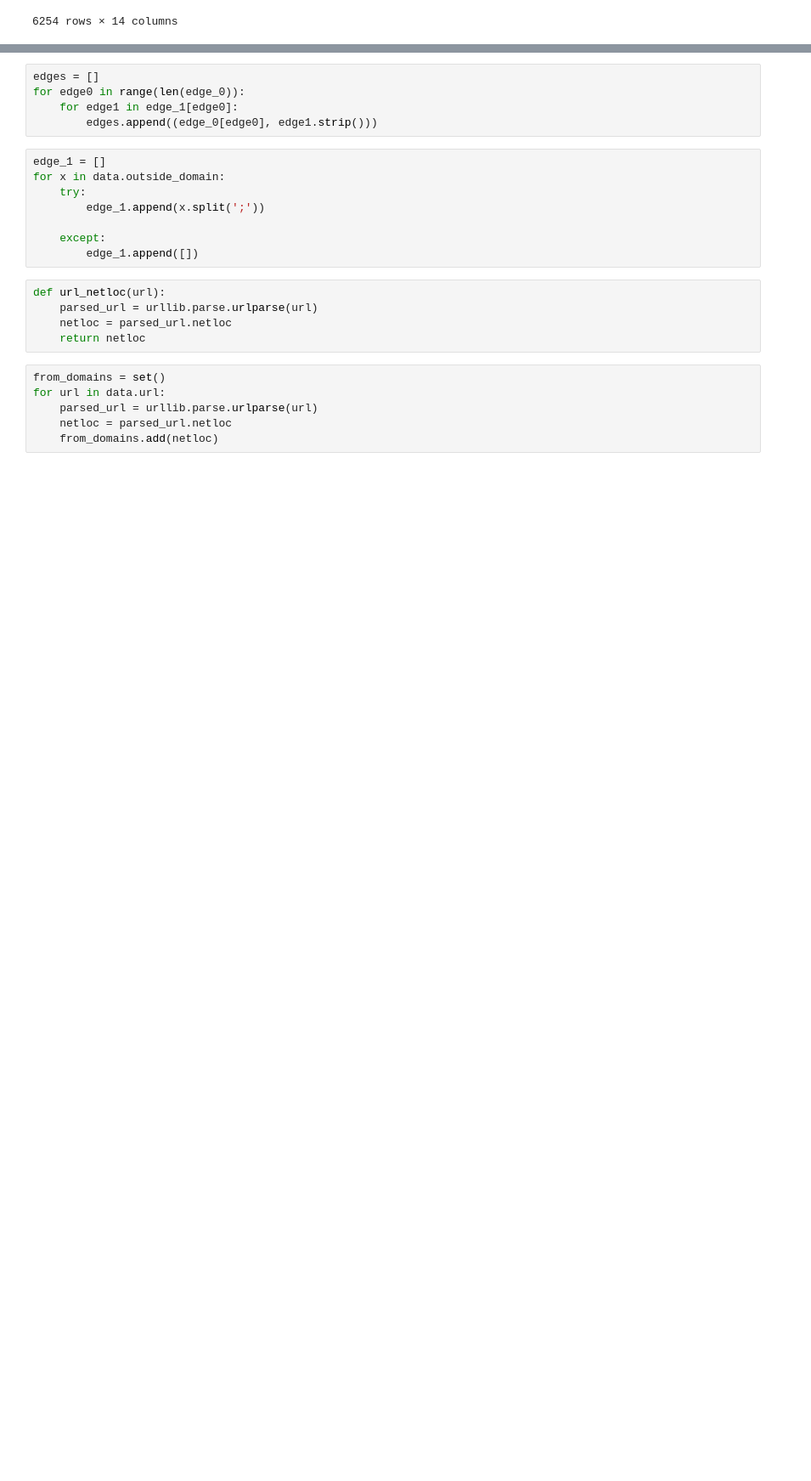
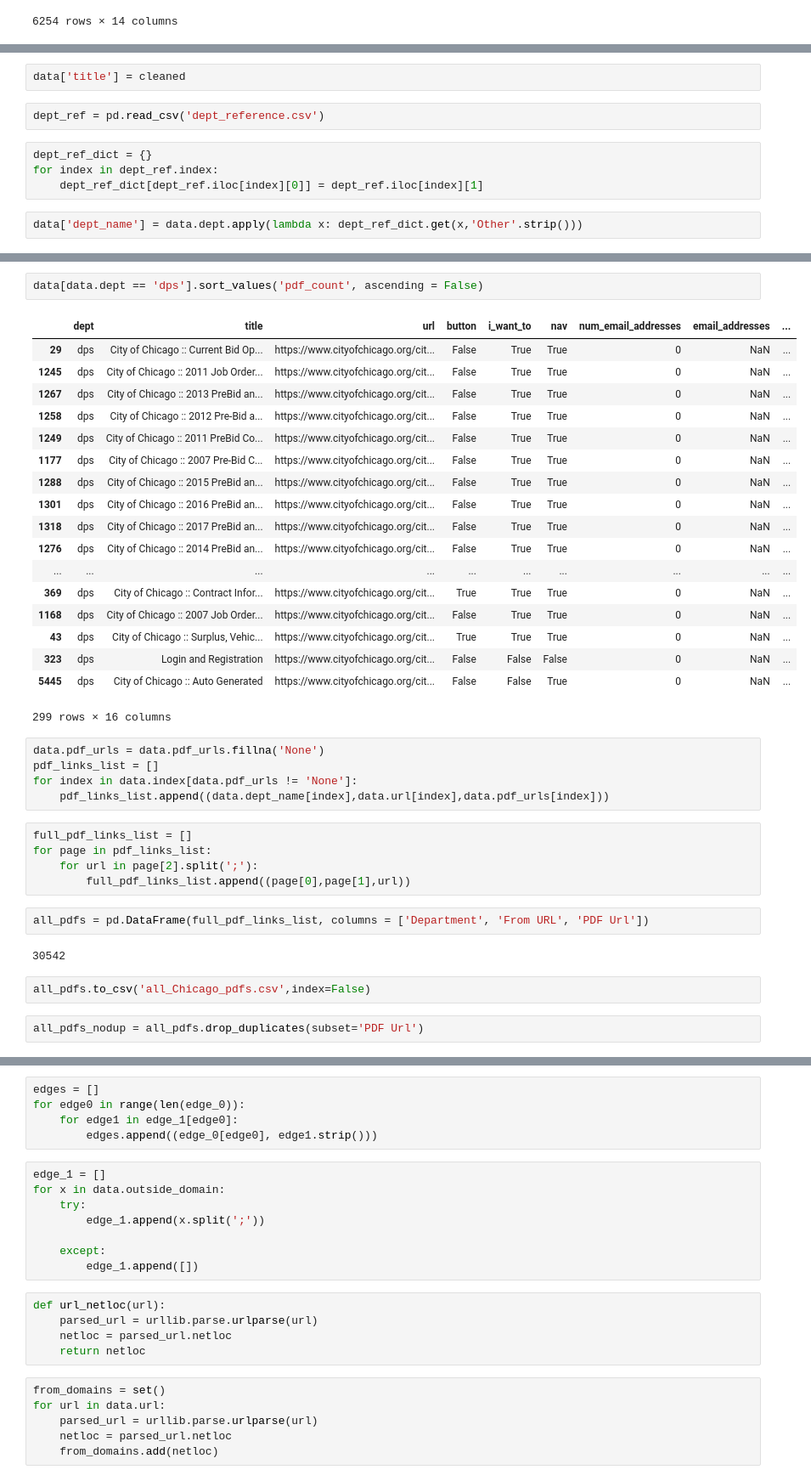
Before and after one commit to CityBaseInc/cityscrape, a Jupyter notebook: Chiscrape.ipynb, the cells around one changed output, grey strips where cells are left out. Shown: that part at 85% size. Saved outputs shown, nothing was run; the diff lists cells and outputs as text; blank space fills up the shorter version.

```diff
--- a/Chiscrape.ipynb
+++ b/Chiscrape.ipynb
@@ -150,0 +64,10 @@ data[(data.url.str.contains('/fin/'))]
+# %%
+data['title'] = cleaned
+# %%
+dept_ref = pd.read_csv('dept_reference.csv')
+# %%
+dept_ref_dict = {}
+for index in dept_ref.index:
+    dept_ref_dict[dept_ref.iloc[index][0]] = dept_ref.iloc[index][1]
+# %%
+data['dept_name'] = data.dept.apply(lambda x: dept_ref_dict.get(x,'Other'.strip()))
@@ -150,0 +113,39 @@ data[(data.url.str.contains('/fin/'))]
+# %%
+data[data.dept == 'dps'].sort_values('pdf_count', ascending = False)
+# %% [output]
+|  | dept | title | url | button | i_want_to | nav | num_email_addresses | email_addresses | ... |
+| 29 | dps | City of Chicago :: Current Bid Op... | https://www.cityofchicago.org/cit... | False | True | True | 0 | NaN | ... |
+| 1245 | dps | City of Chicago :: 2011 Job Order... | https://www.cityofchicago.org/cit... | False | True | True | 0 | NaN | ... |
+| 1267 | dps | City of Chicago :: 2013 PreBid an... | https://www.cityofchicago.org/cit... | False | True | True | 0 | NaN | ... |
+| 1258 | dps | City of Chicago :: 2012 Pre-Bid a... | https://www.cityofchicago.org/cit... | False | True | True | 0 | NaN | ... |
+| 1249 | dps | City of Chicago :: 2011 PreBid Co... | https://www.cityofchicago.org/cit... | False | True | True | 0 | NaN | ... |
+| 1177 | dps | City of Chicago :: 2007 Pre-Bid C... | https://www.cityofchicago.org/cit... | False | True | True | 0 | NaN | ... |
+| 1288 | dps | City of Chicago :: 2015 PreBid an... | https://www.cityofchicago.org/cit... | False | True | True | 0 | NaN | ... |
+| 1301 | dps | City of Chicago :: 2016 PreBid an... | https://www.cityofchicago.org/cit... | False | True | True | 0 | NaN | ... |
+| 1318 | dps | City of Chicago :: 2017 PreBid an... | https://www.cityofchicago.org/cit... | False | True | True | 0 | NaN | ... |
+| 1276 | dps | City of Chicago :: 2014 PreBid an... | https://www.cityofchicago.org/cit... | False | True | True | 0 | NaN | ... |
+| ... | ... | ... | ... | ... | ... | ... | ... | ... | ... |
+| 369 | dps | City of Chicago :: Contract Infor... | https://www.cityofchicago.org/cit... | True | True | True | 0 | NaN | ... |
+| 1168 | dps | City of Chicago :: 2007 Job Order... | https://www.cityofchicago.org/cit... | False | True | True | 0 | NaN | ... |
+| 43 | dps | City of Chicago :: Surplus, Vehic... | https://www.cityofchicago.org/cit... | True | True | True | 0 | NaN | ... |
+| 323 | dps | Login and Registration | https://www.cityofchicago.org/cit... | False | False | False | 0 | NaN | ... |
+| 5445 | dps | City of Chicago :: Auto Generated | https://www.cityofchicago.org/cit... | False | False | True | 0 | NaN | ... |
+299 rows × 16 columns
+# %%
+data.pdf_urls = data.pdf_urls.fillna('None')
+pdf_links_list = []
+for index in data.index[data.pdf_urls != 'None']:
+    pdf_links_list.append((data.dept_name[index],data.url[index],data.pdf_urls[index]))
+# %%
+full_pdf_links_list = []
+for page in pdf_links_list:
+    for url in page[2].split(';'):
+        full_pdf_links_list.append((page[0],page[1],url))
+# %%
+all_pdfs = pd.DataFrame(full_pdf_links_list, columns = ['Department', 'From URL', 'PDF Url'])
+# %% [output]
+30542
+# %%
+all_pdfs.to_csv('all_Chicago_pdfs.csv',index=False)
+# %%
+all_pdfs_nodup = all_pdfs.drop_duplicates(subset='PDF Url')
```
Also changed, not shown: parts of 38 cells of this notebook, 33 other files.
